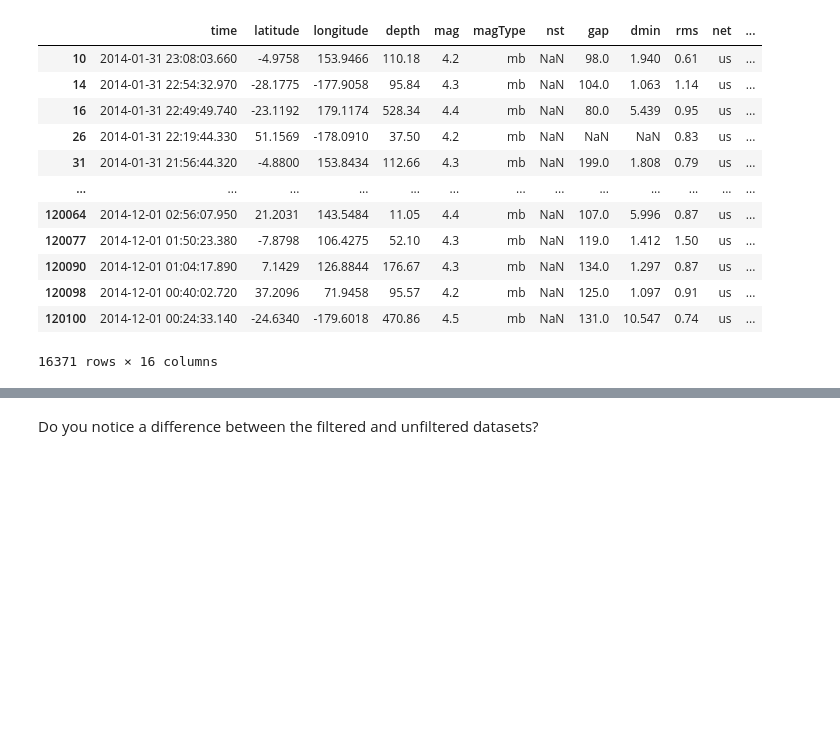
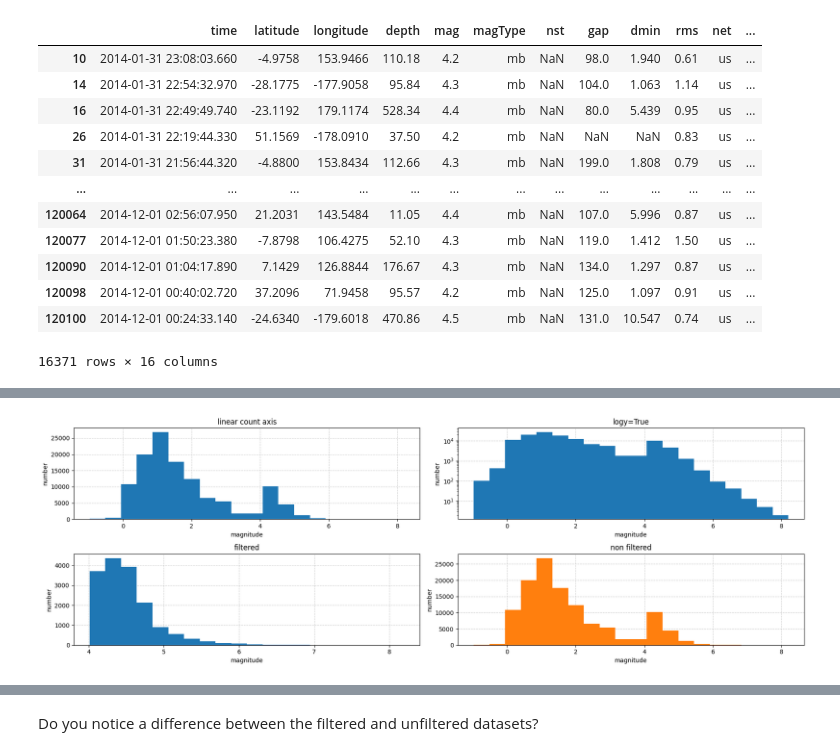
Before and after one commit to MaximeG2110/2026_Intro_Python, a Jupyter notebook: live/part-I/1.5-pandas-environmental-exercises.ipynb, the cells around one changed output, grey strips where cells are left out. Drawn from its saved outputs; the diff is of its cells as text; code cells hidden in the pictures; blank space fills up the shorter version.

```diff
--- a/live/part-I/1.5-pandas-environmental-exercises.ipynb
+++ b/live/part-I/1.5-pandas-environmental-exercises.ipynb
@@ -331,3 +329,27 @@ side.
+# %%
+fig, ax = plt.subplots(2, 2, figsize=(18, 6))
+
+df["mag"].plot(ax=ax[0,0], kind="hist", bins=20, color="tab:blue")
+ax[0,0].set_title("linear count axis")
+
+df["mag"].plot(ax=ax[0,1], kind="hist", bins=20, color="tab:blue", logy=True)
+ax[0,1].set_title("logy=True")
+
+df_mag4["mag"].plot(ax=ax[1,0], kind="hist", bins=20, color="tab:blue")
+ax[1,0].set_title("filtered")
+
+df["mag"].plot(ax=ax[1,1], kind="hist", bins=20, color="tab:orange")
+ax[1,1].set_title("non filtered")
+
+for axis in ax.flat:
+    axis.set_xlabel("magnitude")
+    axis.set_ylabel("number")
+    axis.grid(alpha=0.6, linestyle="--")
+    axis.set_axisbelow(True)
+plt.tight_layout()
+plt.show()
+# %% [output]
+[figure, added]
 # %% [markdown]
 **Q11) Visualise the locations of earthquakes by making a scatterplot of their latitude and longitude.**
 
```
Also changed, not shown: parts of 4 cells of this notebook.
